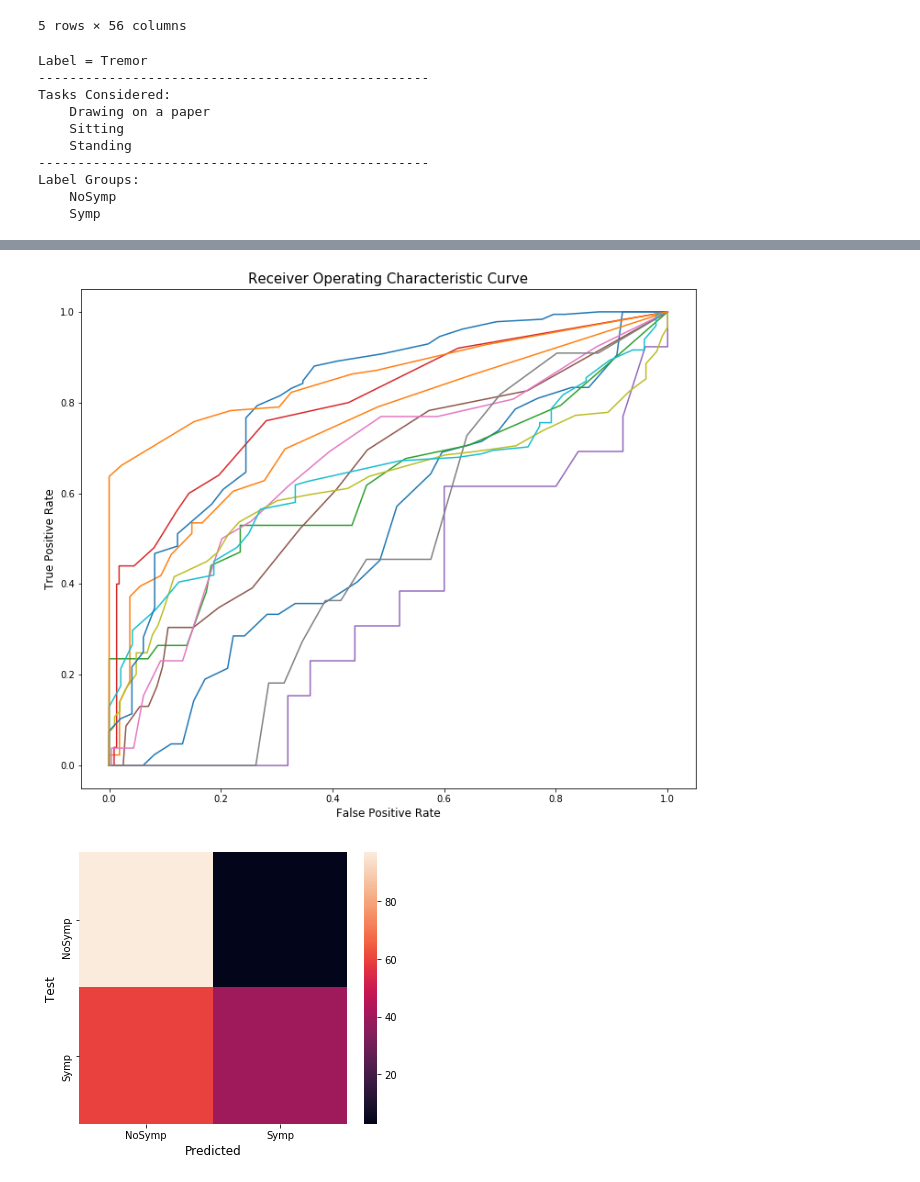
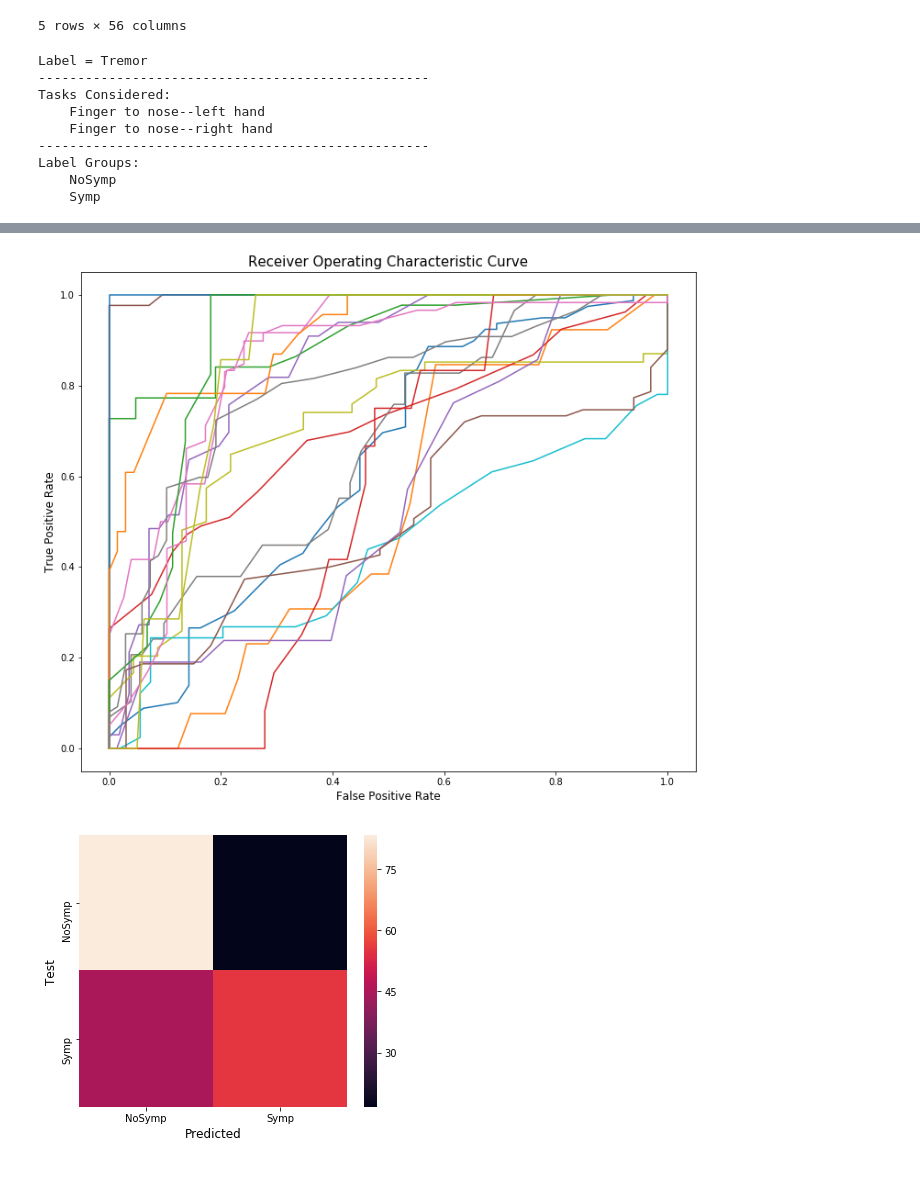
Before and after one commit to nshawen/CIS_PD, a Jupyter notebook: WatchDataRFModel.ipynb, the cells around one changed output, grey strips where cells are left out. Cells and saved outputs as stored; diff of their text form; code cells hidden in the pictures.

```diff
--- a/WatchDataRFModel.ipynb
+++ b/WatchDataRFModel.ipynb
@@ -244,8 +244,8 @@ def TrainTestModel(label_type, tasks, newLab, groups, bestFeatIdx):
 ### TASKS
 # tasks = ['Drnkg', 'Drwg', 'Fldg', 'FtnL', 'FtnR', 'NtsBts', 'RamL', 'RamR', 'Sheets', 'Sitng', 'SitStand', 'Stndg', 'Typg', 'Wlkg', 'WlkgCnt']
 # tasks = ['RamL', 'RamR']
-# tasks = ['FtnL', 'FtnR']
-tasks = ['Sitng', 'Stndg', 'Drwg']
+tasks = ['FtnL', 'FtnR']
+# tasks = ['Sitng', 'Stndg', 'Drwg']
 # tasks = ['Wlkg', 'WlkgCnt']
 # tasks = ['Fldg', 'Sheets', 'Drnkg', 'NtsBts', 'Typg']
 
@@ -273,9 +273,8 @@ model, FeatImp, TestPred = TrainTestModel(label_type, tasks, newLab, groups, bes
 Label = Tremor
 --------------------------------------------------
 Tasks Considered:
-    Drawing on a paper
-    Sitting
-    Standing
+    Finger to nose--left hand
+    Finger to nose--right hand
 --------------------------------------------------
 Label Groups:
     NoSymp
@@ -284,2 +283,2 @@ Label Groups:
-[figure, old version]
+[figure, new version]
-[figure, old version]
+[figure, new version]
```
Also changed, not shown: parts of 6 cells of this notebook.
